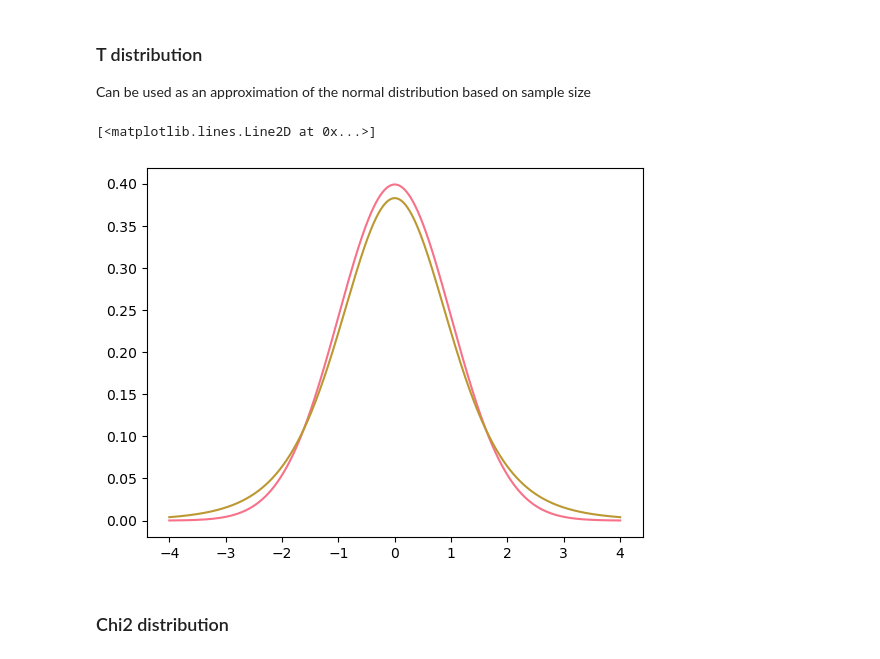
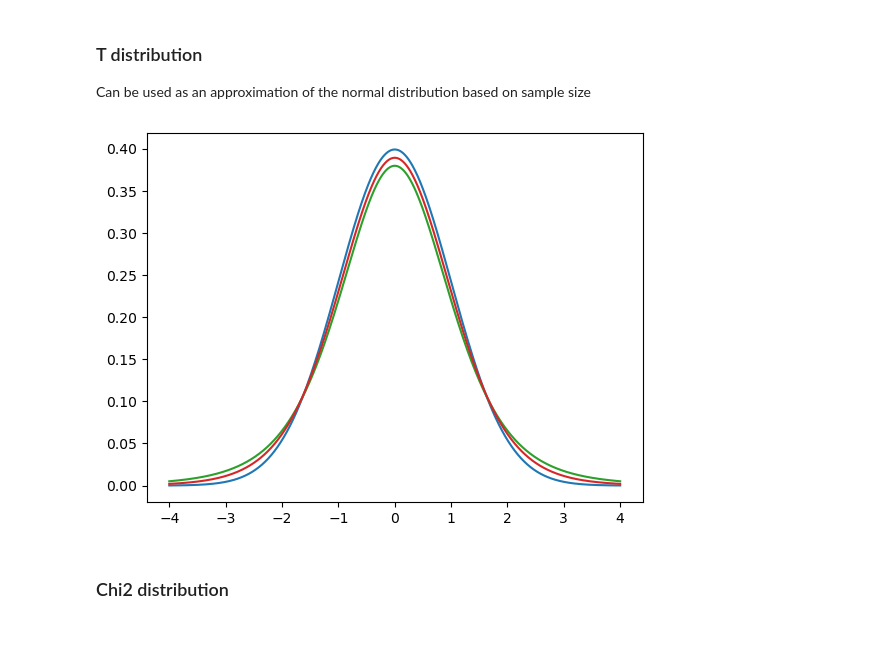
Before and after one commit to hielsnoppe/srh-tmda, a Jupyter notebook: slides/session5-1.ipynb, the cells around one changed output. Cells and saved outputs as stored; diff of their text form; code cells hidden in the pictures.

```diff
--- a/slides/session5-1.ipynb
+++ b/slides/session5-1.ipynb
@@ -152,13 +154,16 @@ plt.plot(x, norm_values)
 Can be used as an approximation of the normal distribution based on sample size
 # %%
 x = np.arange(-4, 4, 0.001)
-t_values = stats.t.pdf(x, df=6)
+#t_values = stats.t.pdf(x, df=6)
+t_values = []
+for df in range(0, 15, 5):
+    t_values.append(stats.t.pdf(x, df=df))
 
 plt.plot(x, norm_values)
-plt.plot(x, t_values)
+for values in t_values:
+    plt.plot(x, values)
 # %% [output]
-[<matplotlib.lines.Line2D at 0x...>]
-[figure, old version]
+[figure, new version]
 # %% [markdown]
 ### Chi2 distribution
 # %%
```
Also changed, not shown: parts of 1 cell of this notebook, 8 other files.
